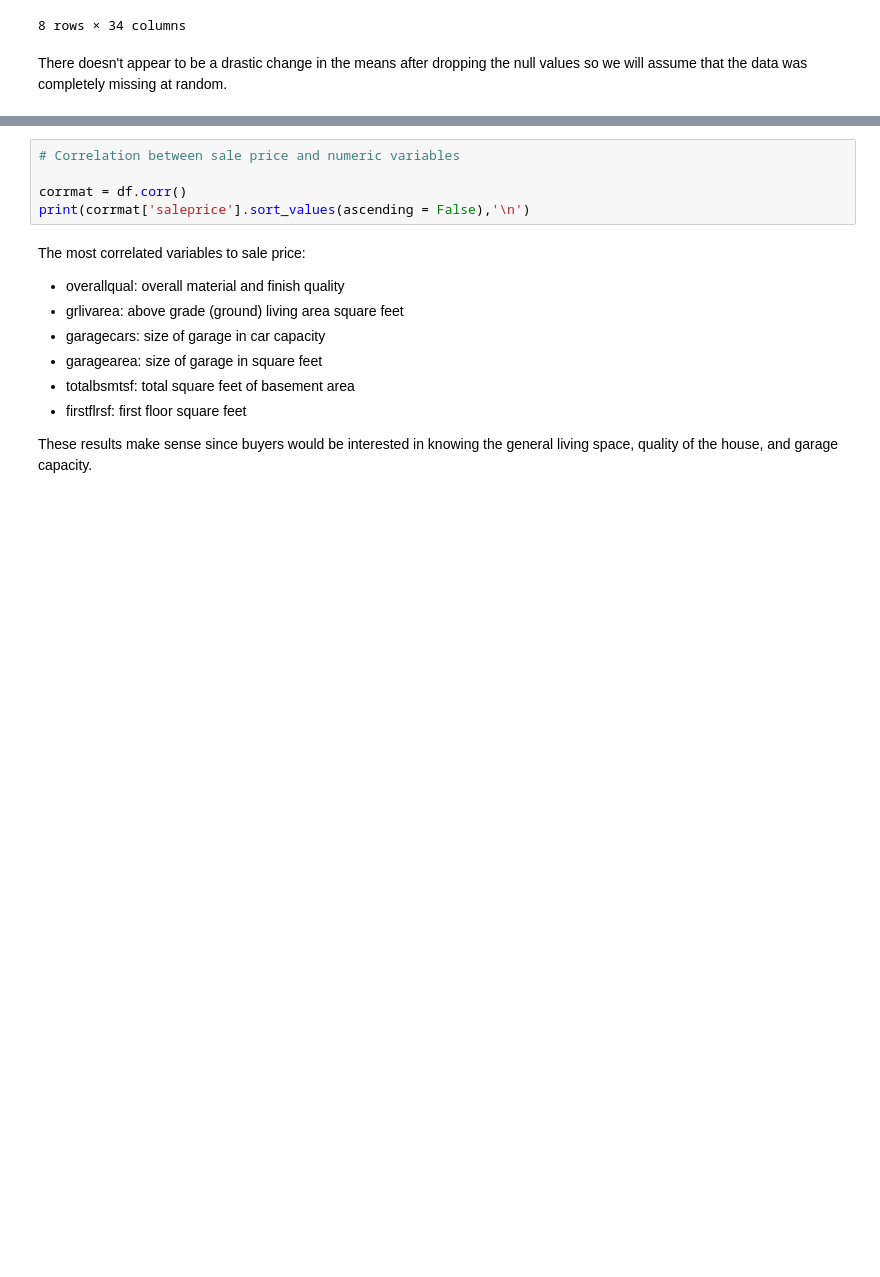
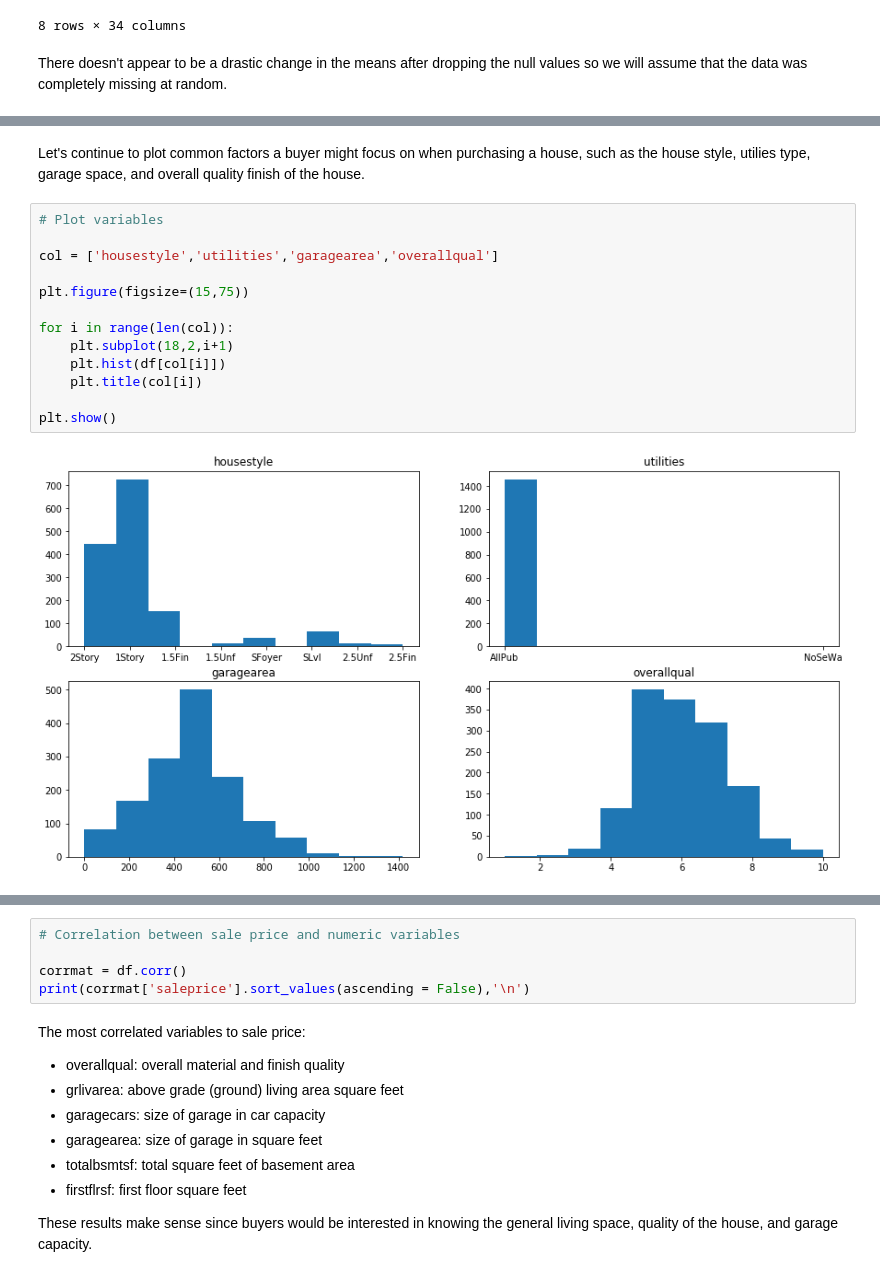
Before and after one commit to tsaw8/Thinkful_Project, a Jupyter notebook: Module 19: Supervised learning: solving regression problems/Simple linear regression with OLS (ordinary least squares).ipynb, the cells around one changed output, grey strips where cells are left out. Saved outputs shown, nothing was run; the diff lists cells and outputs as text; blank space fills up the shorter version.

```diff
--- a/Module 19: Supervised learning: solving regression problems/Simple linear regression with OLS (ordinary least squares).ipynb
+++ b/Module 19: Supervised learning: solving regression problems/Simple linear regression with OLS (ordinary least squares).ipynb
@@ -263,0 +300,17 @@ First, let's look at the distribution of our target variable: sale price. Invest
+# %% [markdown]
+Let's continue to plot common factors a buyer might focus on when purchasing a house, such as the house style, utilies type, garage space, and overall quality finish of the house.
+# %%
+# Plot variables
+
+col = ['housestyle','utilities','garagearea','overallqual']
+
+plt.figure(figsize=(15,75))
+
+for i in range(len(col)):
+    plt.subplot(18,2,i+1)
+    plt.hist(df[col[i]])
+    plt.title(col[i])
+
+plt.show()
+# %% [output]
+[figure, added]
```
Also changed, not shown: parts of 13 cells of this notebook.
